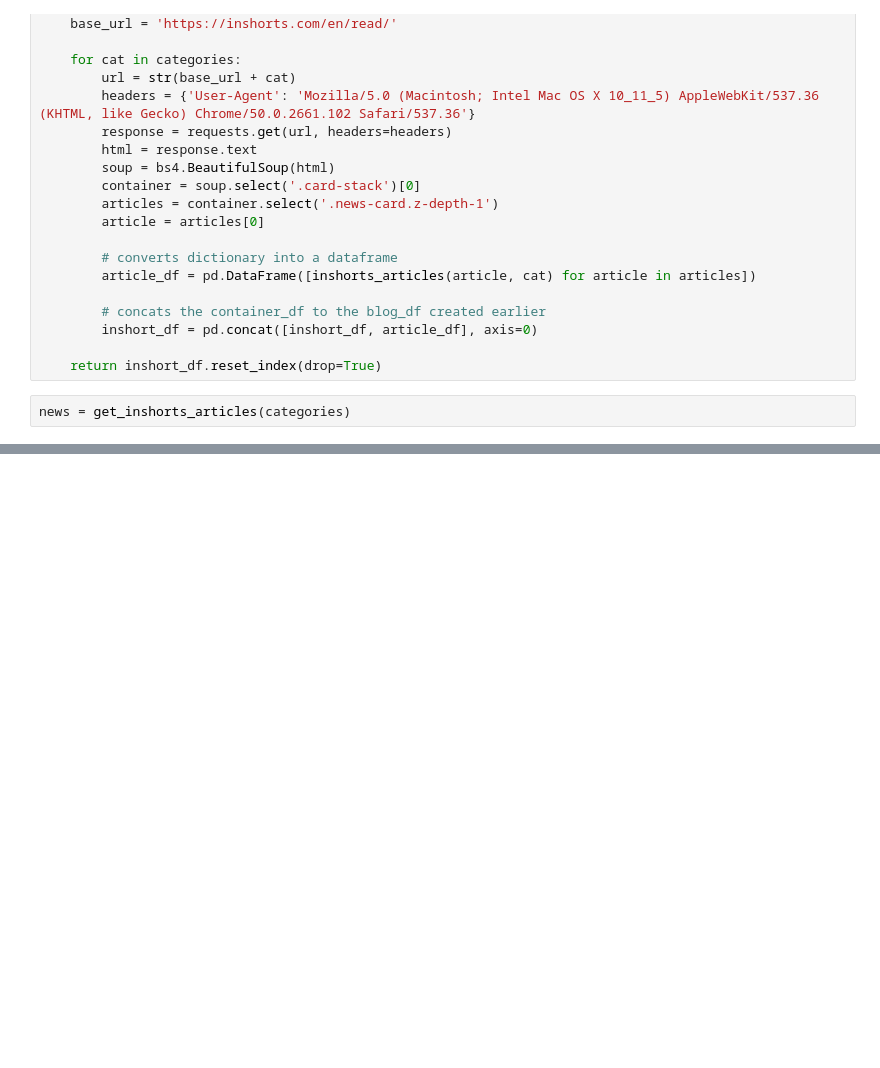
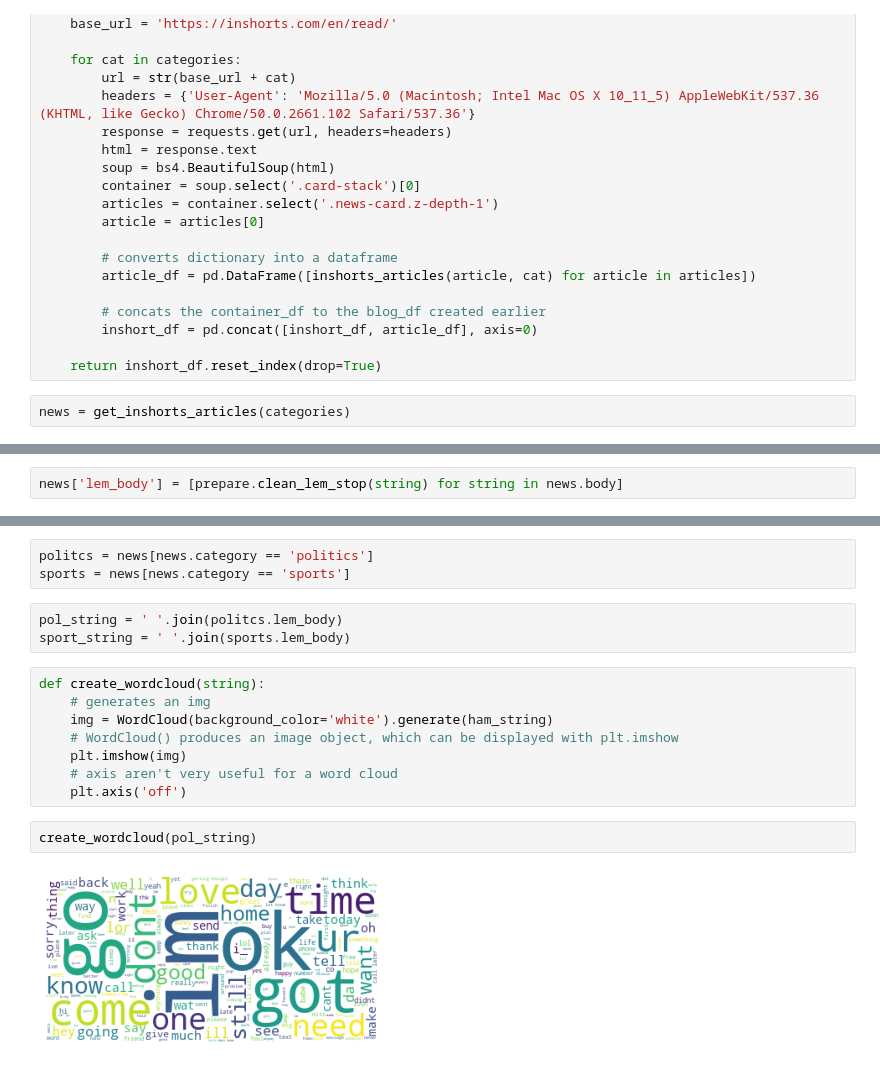
Before and after one commit to mdalton87/natural-language-processing-exercises, a Jupyter notebook: explore.ipynb, the cells around one changed output, grey strips where cells are left out. Cells and saved outputs as stored; diff of their text form; blank space fills up the shorter version.

```diff
--- a/explore.ipynb
+++ b/explore.ipynb
@@ -328,0 +331,2 @@ counts_and_ratios(news, 'category')
+# %%
+news['lem_body'] = [prepare.clean_lem_stop(string) for string in news.body]
@@ -328,0 +342,18 @@ counts_and_ratios(news, 'category')
+# %%
+politcs = news[news.category == 'politics']
+sports = news[news.category == 'sports']
+# %%
+pol_string = ' '.join(politcs.lem_body)
+sport_string = ' '.join(sports.lem_body)
+# %%
+def create_wordcloud(string):
+    # generates an img
+    img = WordCloud(background_color='white').generate(ham_string)
+    # WordCloud() produces an image object, which can be displayed with plt.imshow
+    plt.imshow(img)
+    # axis aren't very useful for a word cloud
+    plt.axis('off')
+# %%
+create_wordcloud(pol_string)
+# %% [output]
+[figure, added]
```
Also changed, not shown: parts of 26 cells of this notebook, 6 other files.
